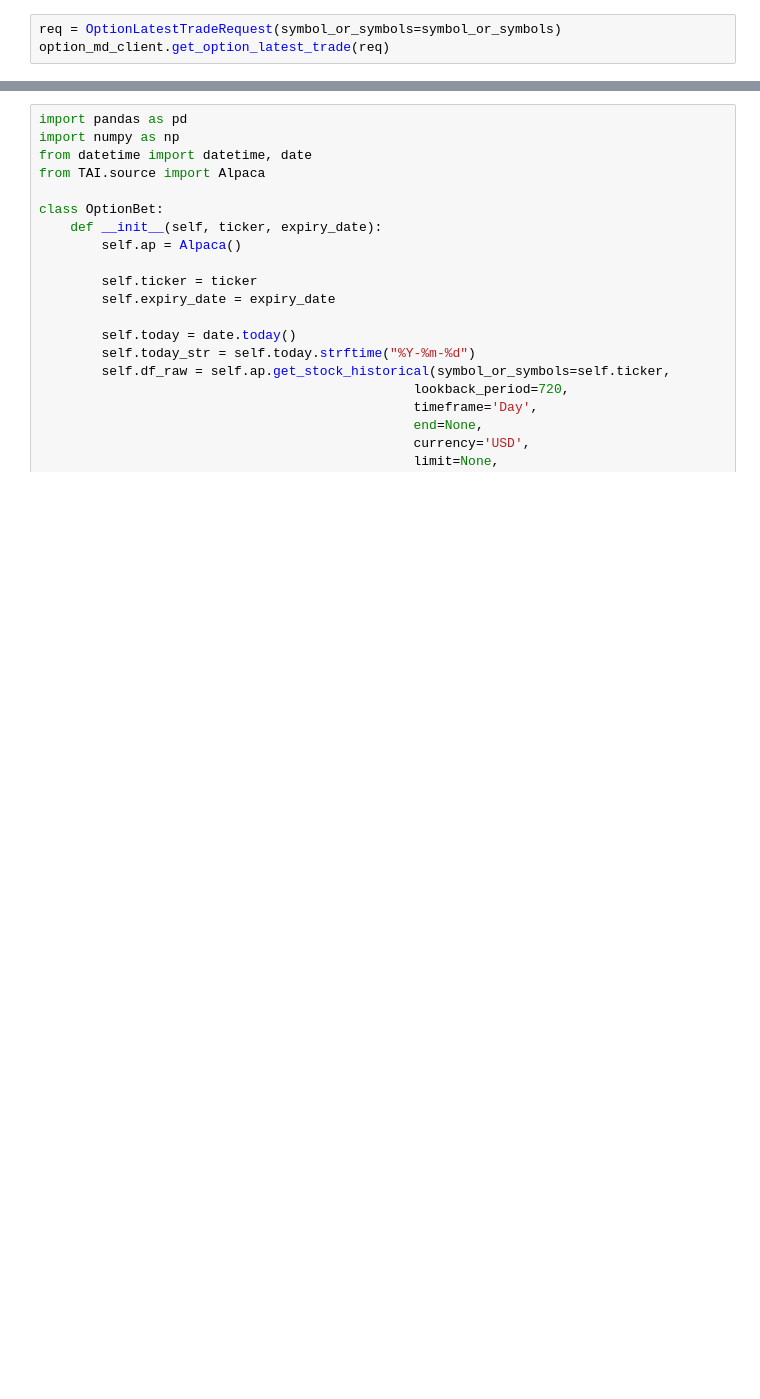
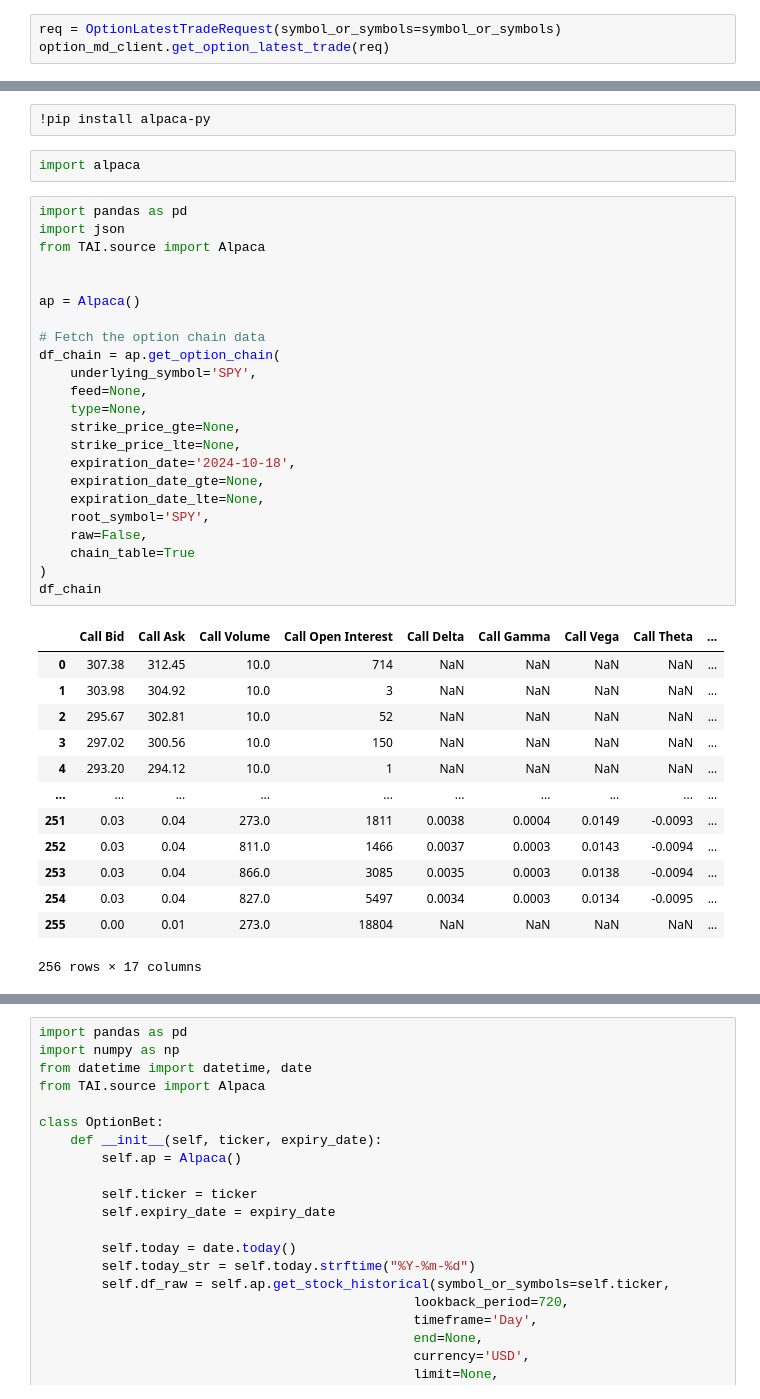
Before and after one commit to jasonwu001t/TAI, a Jupyter notebook: TAI/source/strategy/Alpaca Based Option Bet.ipynb, the cells around one changed output, grey strips where cells are left out. Drawn from its saved outputs; the diff is of its cells as text; blank space fills up the shorter version.

Commit message:
updated source

```diff
--- a/TAI/source/strategy/Alpaca Based Option Bet.ipynb
+++ b/TAI/source/strategy/Alpaca Based Option Bet.ipynb
@@ -20,0 +10,41 @@ ap.get_latest_trade(symbol_or_symbols='SPY240920C00325000',asset='option')
+# %%
+!pip install alpaca-py
+# %%
+import alpaca
+# %%
+import pandas as pd
+import json
+from TAI.source import Alpaca
+
+
+ap = Alpaca()
+
+# Fetch the option chain data
+df_chain = ap.get_option_chain(
+    underlying_symbol='SPY',
+    feed=None,
+    type=None,
+    strike_price_gte=None,
+    strike_price_lte=None,
+    expiration_date='2024-10-18',
+    expiration_date_gte=None,
+    expiration_date_lte=None,
+    root_symbol='SPY',
+    raw=False,
+    chain_table=True
+)
+df_chain
+# %% [output]
+|  | Call Bid | Call Ask | Call Volume | Call Open Interest | Call Delta | Call Gamma | Call Vega | Call Theta | ... |
+| 0 | 307.38 | 312.45 | 10.0 | 714 | NaN | NaN | NaN | NaN | ... |
+| 1 | 303.98 | 304.92 | 10.0 | 3 | NaN | NaN | NaN | NaN | ... |
+| 2 | 295.67 | 302.81 | 10.0 | 52 | NaN | NaN | NaN | NaN | ... |
+| 3 | 297.02 | 300.56 | 10.0 | 150 | NaN | NaN | NaN | NaN | ... |
+| 4 | 293.20 | 294.12 | 10.0 | 1 | NaN | NaN | NaN | NaN | ... |
+| ... | ... | ... | ... | ... | ... | ... | ... | ... | ... |
+| 251 | 0.03 | 0.04 | 273.0 | 1811 | 0.0038 | 0.0004 | 0.0149 | -0.0093 | ... |
+| 252 | 0.03 | 0.04 | 811.0 | 1466 | 0.0037 | 0.0003 | 0.0143 | -0.0094 | ... |
+| 253 | 0.03 | 0.04 | 866.0 | 3085 | 0.0035 | 0.0003 | 0.0138 | -0.0094 | ... |
+| 254 | 0.03 | 0.04 | 827.0 | 5497 | 0.0034 | 0.0003 | 0.0134 | -0.0095 | ... |
+| 255 | 0.00 | 0.01 | 273.0 | 18804 | NaN | NaN | NaN | NaN | ... |
+256 rows × 17 columns
```
Also changed, not shown: parts of 7 cells of this notebook, 2 other files.
